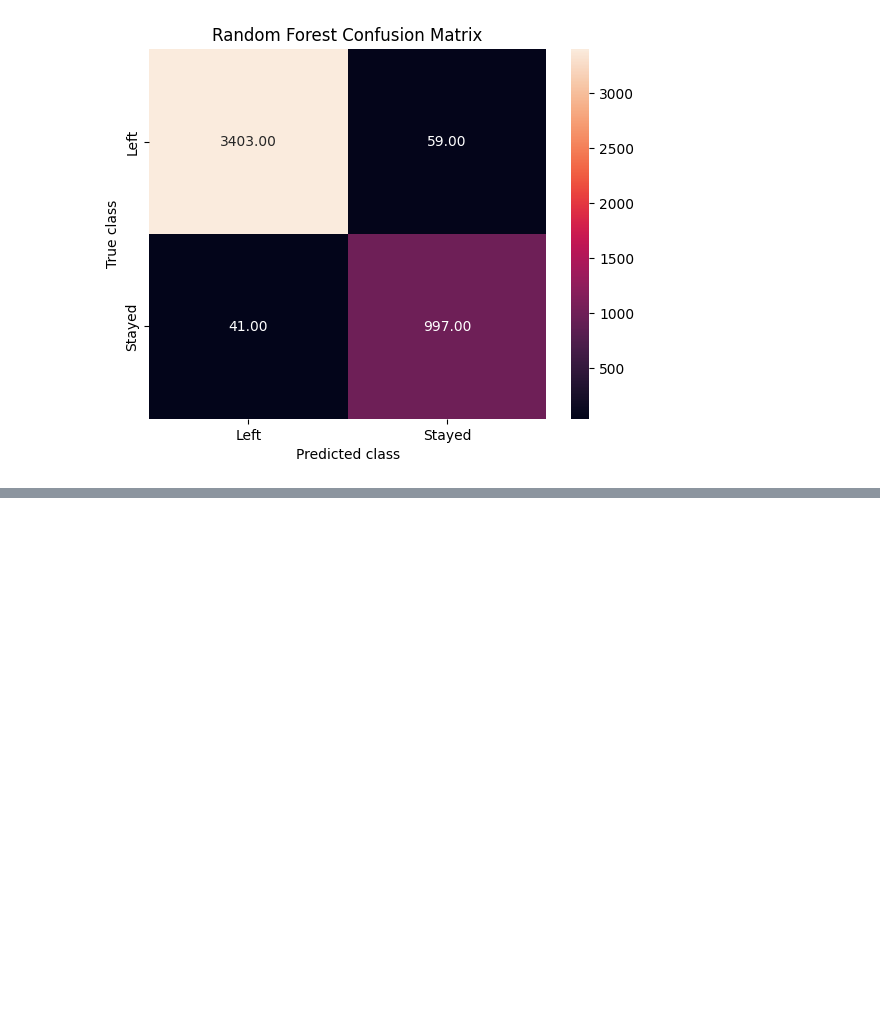
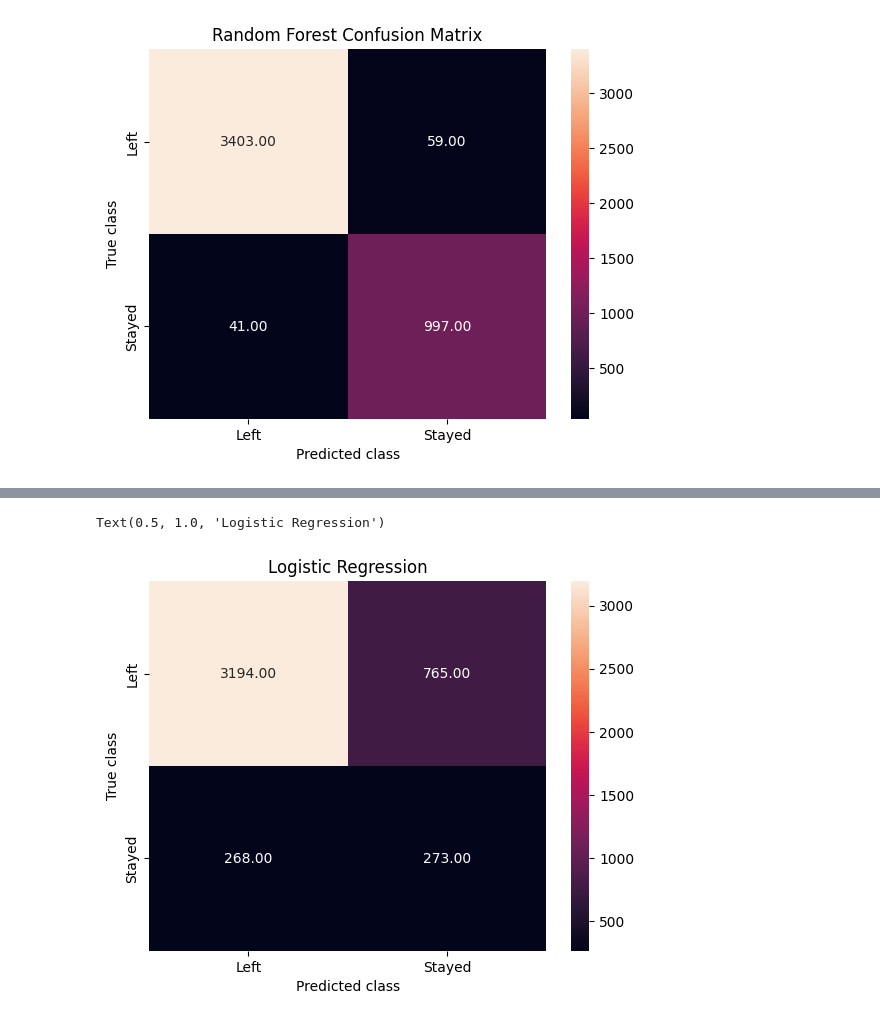
Before and after one commit to Mohan-this-side/Employee_Turnover_Prediction, a Jupyter notebook: main.ipynb, the cells around one changed output, grey strips where cells are left out. Saved outputs shown, nothing was run; the diff lists cells and outputs as text; code cells hidden in the pictures; blank space fills up the shorter version.

Commit message:
Logistic Regression

```diff
--- a/main.ipynb
+++ b/main.ipynb
@@ -183,0 +197,10 @@ plt.show()
+# %%
+logreg_y_pred = logreg.predict(X_test)
+logreg_cm = confusion_matrix(logreg_y_pred, y_test)
+sns.heatmap(logreg_cm, annot=True, fmt='.2f',xticklabels = ["Left", "Stayed"] , yticklabels = ["Left", "Stayed"] )
+plt.ylabel('True class')
+plt.xlabel('Predicted class')
+plt.title('Logistic Regression')
+# %% [output]
+Text(0.5, 1.0, 'Logistic Regression')
+[figure, added]
```
Also changed, not shown: parts of 2 cells of this notebook.
